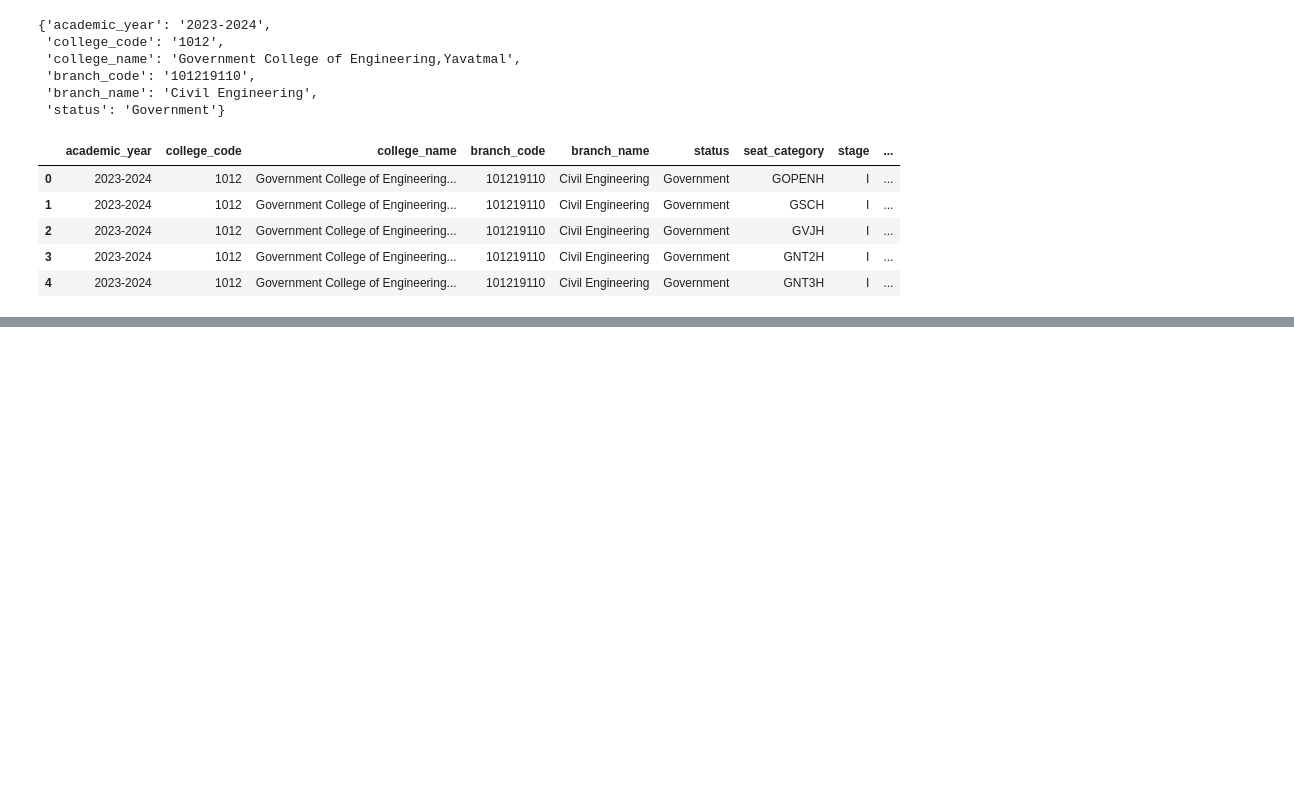
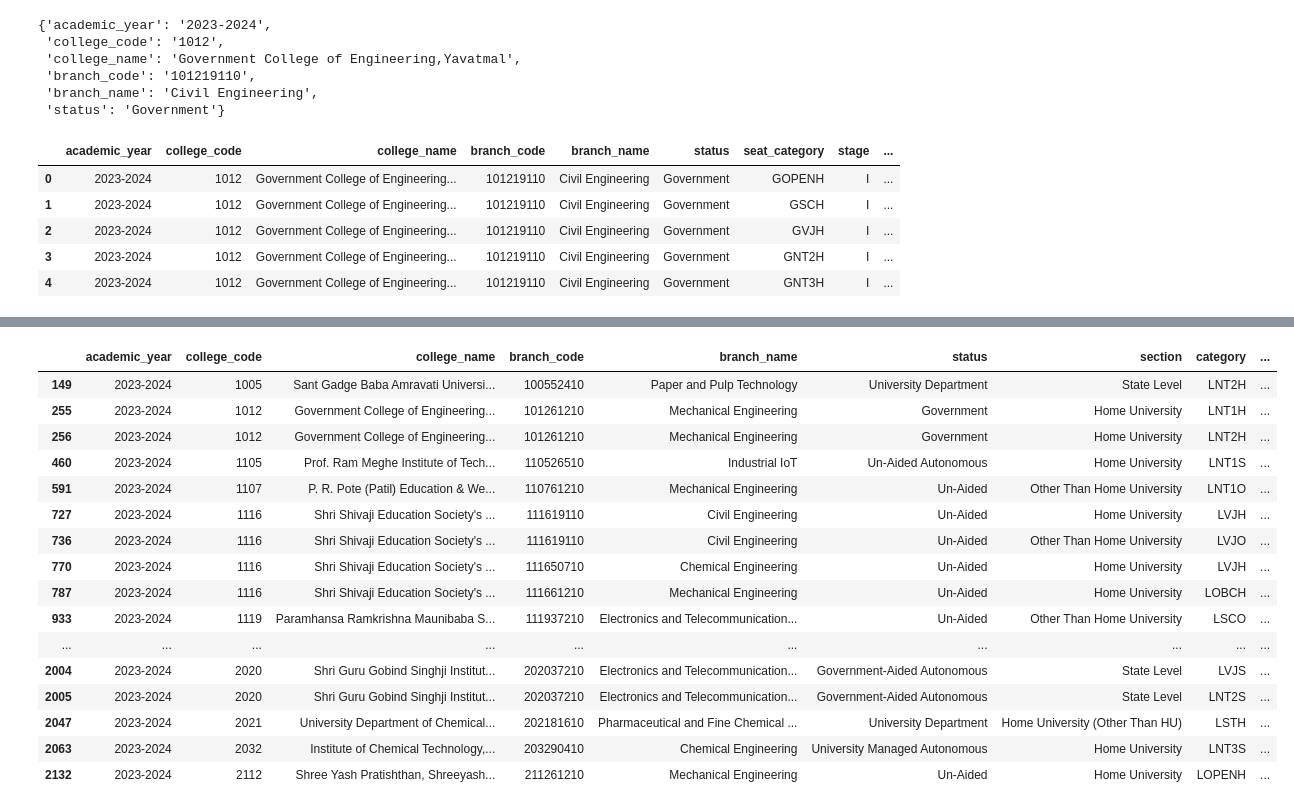
Before and after one commit to krishparmani/college-predictor, a Jupyter notebook: notebook/data_extraction.ipynb, the cells around one changed output, grey strips where cells are left out. Saved outputs shown, nothing was run; the diff lists cells and outputs as text; code cells hidden in the pictures; blank space fills up the shorter version.

Commit message:
3-Year Data Extraction Completed

```diff
--- a/notebook/data_extraction.ipynb
+++ b/notebook/data_extraction.ipynb
@@ -360,0 +619,5 @@ df.head()
+# %%
+df_2023 = process_pdf(
+    "../dataset/raw/2023-2024/2023-2024.pdf",
+    "2023-2024"
+)
@@ -360,0 +642,20 @@ df.head()
+# %%
+df_2023[df_2023["merit_rank"].isnull()].head(30)
+# %% [output]
+|  | academic_year | college_code | college_name | branch_code | branch_name | status | section | category | ... |
+| 149 | 2023-2024 | 1005 | Sant Gadge Baba Amravati Universi... | 100552410 | Paper and Pulp Technology | University Department | State Level | LNT2H | ... |
+| 255 | 2023-2024 | 1012 | Government College of Engineering... | 101261210 | Mechanical Engineering | Government | Home University | LNT1H | ... |
+| 256 | 2023-2024 | 1012 | Government College of Engineering... | 101261210 | Mechanical Engineering | Government | Home University | LNT2H | ... |
+| 460 | 2023-2024 | 1105 | Prof. Ram Meghe Institute of Tech... | 110526510 | Industrial IoT | Un-Aided Autonomous | Home University | LNT1S | ... |
+| 591 | 2023-2024 | 1107 | P. R. Pote (Patil) Education & We... | 110761210 | Mechanical Engineering | Un-Aided | Other Than Home University | LNT1O | ... |
+| 727 | 2023-2024 | 1116 | Shri Shivaji Education Society's ... | 111619110 | Civil Engineering | Un-Aided | Home University | LVJH | ... |
+| 736 | 2023-2024 | 1116 | Shri Shivaji Education Society's ... | 111619110 | Civil Engineering | Un-Aided | Other Than Home University | LVJO | ... |
+| 770 | 2023-2024 | 1116 | Shri Shivaji Education Society's ... | 111650710 | Chemical Engineering | Un-Aided | Home University | LVJH | ... |
+| 787 | 2023-2024 | 1116 | Shri Shivaji Education Society's ... | 111661210 | Mechanical Engineering | Un-Aided | Home University | LOBCH | ... |
+| 933 | 2023-2024 | 1119 | Paramhansa Ramkrishna Maunibaba S... | 111937210 | Electronics and Telecommunication... | Un-Aided | Other Than Home University | LSCO | ... |
+| ... | ... | ... | ... | ... | ... | ... | ... | ... | ... |
+| 2004 | 2023-2024 | 2020 | Shri Guru Gobind Singhji Institut... | 202037210 | Electronics and Telecommunication... | Government-Aided Autonomous | State Level | LVJS | ... |
+| 2005 | 2023-2024 | 2020 | Shri Guru Gobind Singhji Institut... | 202037210 | Electronics and Telecommunication... | Government-Aided Autonomous | State Level | LNT2S | ... |
+| 2047 | 2023-2024 | 2021 | University Department of Chemical... | 202181610 | Pharmaceutical and Fine Chemical ... | University Department | Home University (Other Than HU) | LSTH | ... |
+| 2063 | 2023-2024 | 2032 | Institute of Chemical Technology,... | 203290410 | Chemical Engineering | University Managed Autonomous | Home University | LNT3S | ... |
+| 2132 | 2023-2024 | 2112 | Shree Yash Pratishthan, Shreeyash... | 211261210 | Mechanical Engineering | Un-Aided | Home University | LOPENH | ... |
```
Also changed, not shown: parts of 40 cells of this notebook, 5 other files.
